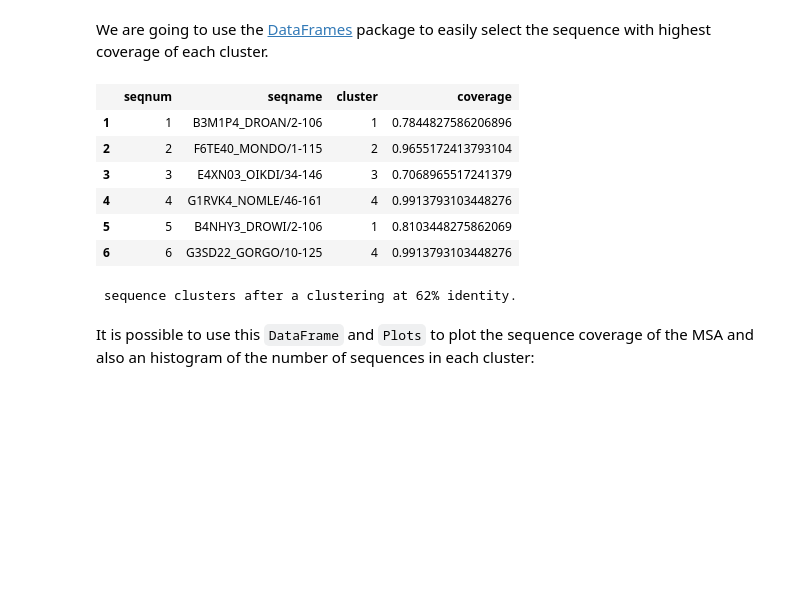
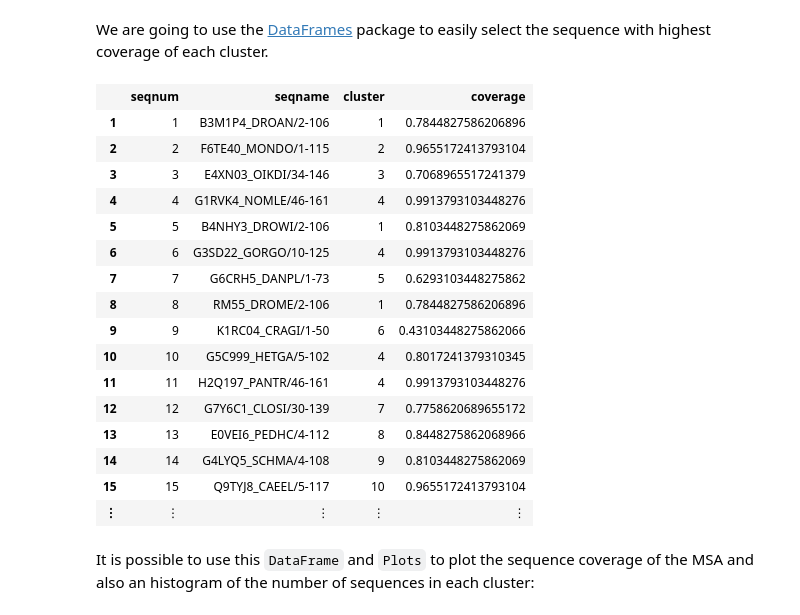
Before and after one commit to diegozea/MIToS.jl, a Jupyter notebook: docs/MSA.ipynb, the cells around one changed output. Drawn from its saved outputs; the diff is of its cells as text; code cells hidden in the pictures; blank space fills up the shorter version.

```diff
--- a/docs/MSA.ipynb
+++ b/docs/MSA.ipynb
@@ -772,20 +758,28 @@ We are going to use the [DataFrames<span class="fa fa-external-link" aria-hidden
 # %%
 using DataFrames
 
 df = DataFrame( seqnum = 1:nsequences(msa),
                 seqname = collect(names(msa)),
                 cluster = assignments(clusters), # the cluster number/index of each sequence
                 coverage = coverage(msa))
-head(df)
 # %% [output]
 |  | seqnum | seqname | cluster | coverage |
 | 1 | 1 | B3M1P4_DROAN/2-106 | 1 | 0.7844827586206896 |
 | 2 | 2 | F6TE40_MONDO/1-115 | 2 | 0.9655172413793104 |
 | 3 | 3 | E4XN03_OIKDI/34-146 | 3 | 0.7068965517241379 |
 | 4 | 4 | G1RVK4_NOMLE/46-161 | 4 | 0.9913793103448276 |
 | 5 | 5 | B4NHY3_DROWI/2-106 | 1 | 0.8103448275862069 |
 | 6 | 6 | G3SD22_GORGO/10-125 | 4 | 0.9913793103448276 |
+| 7 | 7 | G6CRH5_DANPL/1-73 | 5 | 0.6293103448275862 |
+| 8 | 8 | RM55_DROME/2-106 | 1 | 0.7844827586206896 |
+| 9 | 9 | K1RC04_CRAGI/1-50 | 6 | 0.43103448275862066 |
+| 10 | 10 | G5C999_HETGA/5-102 | 4 | 0.8017241379310345 |
+| 11 | 11 | H2Q197_PANTR/46-161 | 4 | 0.9913793103448276 |
+| 12 | 12 | G7Y6C1_CLOSI/30-139 | 7 | 0.7758620689655172 |
+| 13 | 13 | E0VEI6_PEDHC/4-112 | 8 | 0.8448275862068966 |
+| 14 | 14 | G4LYQ5_SCHMA/4-108 | 9 | 0.8103448275862069 |
+| 15 | 15 | Q9TYJ8_CAEEL/5-117 | 10 | 0.9655172413793104 |
+| ⋮ | ⋮ | ⋮ | ⋮ | ⋮ |
- sequence clusters after a clustering at 62% identity.
 # %% [markdown]
 It is possible to use this `DataFrame` and `Plots` to plot the sequence coverage of the MSA and also an histogram of the number of sequences in each cluster:
 # %%
```
Also changed, not shown: parts of 32 cells of this notebook, 3 other files.
